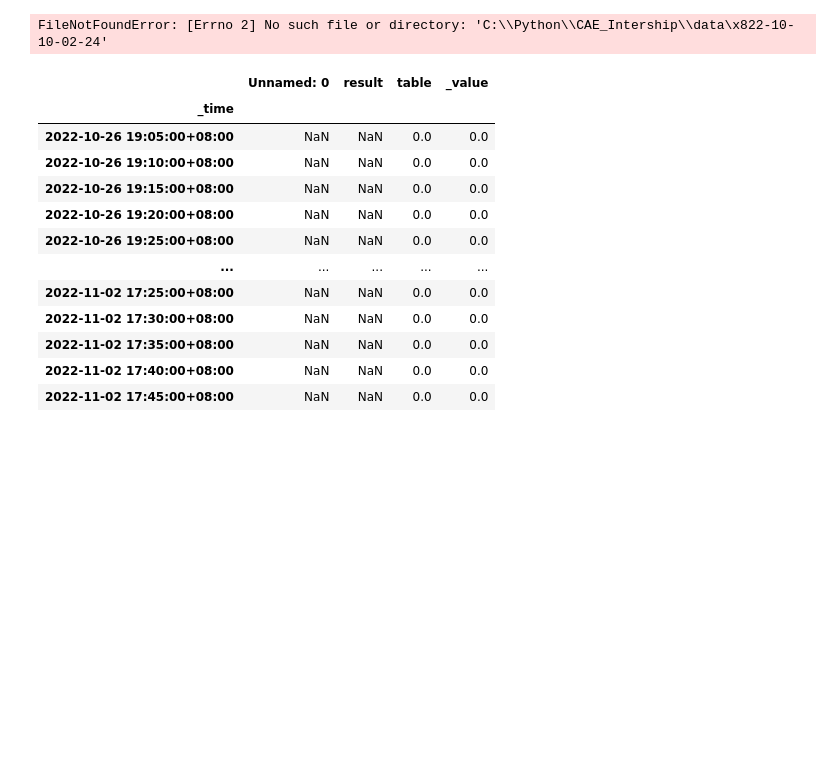
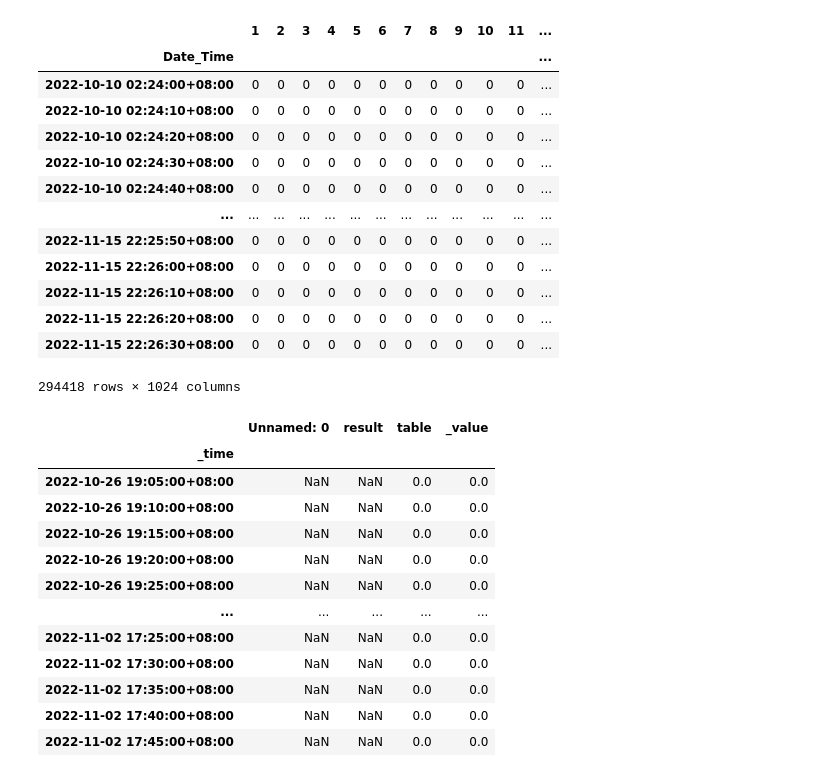
Before and after one commit to YenCheng1226/CAE-Internship, a Jupyter notebook: Parsivel_data_analysis.ipynb, the cells around one changed output. Saved outputs shown, nothing was run; the diff lists cells and outputs as text; code cells hidden in the pictures; blank space fills up the shorter version.

```diff
--- a/Parsivel_data_analysis.ipynb
+++ b/Parsivel_data_analysis.ipynb
@@ -20,7 +20,7 @@ names = np.append(names, ['%.0f' % x for x in np.arange(1, 1025)])
 names = np.append(names, ['</SPECTRUM>'])
 
 # add .csv to original Parsivel data file
-file_name = (C:\Python\CAE_Intership\data\2022-10-10-02-24)
+file_name = ('2022-10-10-02-24')
 df = pd.read_csv(file_name, sep=';', names=names, parse_dates=[['Date', 'Time']], index_col=['Date_Time'],
                  dayfirst=True, infer_datetime_format=True, na_values=[''])
 
@@ -32,34 +32,47 @@ try:
 except:
     pass
 
 # remove the last column
 df = df.drop(['</SPECTRUM>'], axis=1)
 
 # convert data type
 df.index = pd.to_datetime(df.index).tz_localize('Asia/Taipei')
 df.loc[:, names[2]] = df.loc[:, names[2]].astype(float) # Intensity of precipitation (mm/h)
 
 # replace <SPECTRUM> with the value of first DSD cell
 df.loc[:, '1'] = df.loc[df.loc[:, '1'] != '<SPECTRUM>ZERO</SPECTRUM>', '1'].str[10:]
 
 # fill NaN with 0
 df.iloc[:,:] = df.iloc[:,:].fillna(0)
 #　df.iloc[:, 13:1038] = df.iloc[:, 13:1038].astype(int)
 df.loc[:, '1'] = pd.to_numeric(df.loc[:, '1'])
 
 # DSD
 dsd = df.iloc[:, 15:1039].replace(r'^\s*$', np.nan, regex=True).fillna(0).astype(int)
 
 # intensity
 df = df.resample('5T', label='right', closed='right').mean()
 pd.set_option('display.max_columns',None)
 
 # shift 8H backward
 df = df.shift(-8, freq='H')
 
 dsd
 # %% [output]
+|  | 1 | 2 | 3 | 4 | 5 | 6 | 7 | 8 | 9 | 10 | 11 | ... |
+| Date_Time |  |  |  |  |  |  |  |  |  |  |  | ... |
+| 2022-10-10 02:24:00+08:00 | 0 | 0 | 0 | 0 | 0 | 0 | 0 | 0 | 0 | 0 | 0 | ... |
+| 2022-10-10 02:24:10+08:00 | 0 | 0 | 0 | 0 | 0 | 0 | 0 | 0 | 0 | 0 | 0 | ... |
+| 2022-10-10 02:24:20+08:00 | 0 | 0 | 0 | 0 | 0 | 0 | 0 | 0 | 0 | 0 | 0 | ... |
+| 2022-10-10 02:24:30+08:00 | 0 | 0 | 0 | 0 | 0 | 0 | 0 | 0 | 0 | 0 | 0 | ... |
+| 2022-10-10 02:24:40+08:00 | 0 | 0 | 0 | 0 | 0 | 0 | 0 | 0 | 0 | 0 | 0 | ... |
+| ... | ... | ... | ... | ... | ... | ... | ... | ... | ... | ... | ... | ... |
+| 2022-11-15 22:25:50+08:00 | 0 | 0 | 0 | 0 | 0 | 0 | 0 | 0 | 0 | 0 | 0 | ... |
+| 2022-11-15 22:26:00+08:00 | 0 | 0 | 0 | 0 | 0 | 0 | 0 | 0 | 0 | 0 | 0 | ... |
+| 2022-11-15 22:26:10+08:00 | 0 | 0 | 0 | 0 | 0 | 0 | 0 | 0 | 0 | 0 | 0 | ... |
+| 2022-11-15 22:26:20+08:00 | 0 | 0 | 0 | 0 | 0 | 0 | 0 | 0 | 0 | 0 | 0 | ... |
+| 2022-11-15 22:26:30+08:00 | 0 | 0 | 0 | 0 | 0 | 0 | 0 | 0 | 0 | 0 | 0 | ... |
-FileNotFoundError: [Errno 2] No such file or directory: 'C:\\Python\\CAE_Intership\\data\x822-10-10-02-24'
+294418 rows × 1024 columns
 # %%
 # add pluvioL data
 pluvioL = pd.read_csv('Nalgae_pluvioL.csv', skiprows=3)
```
Also changed, not shown: parts of 1 cell of this notebook.
